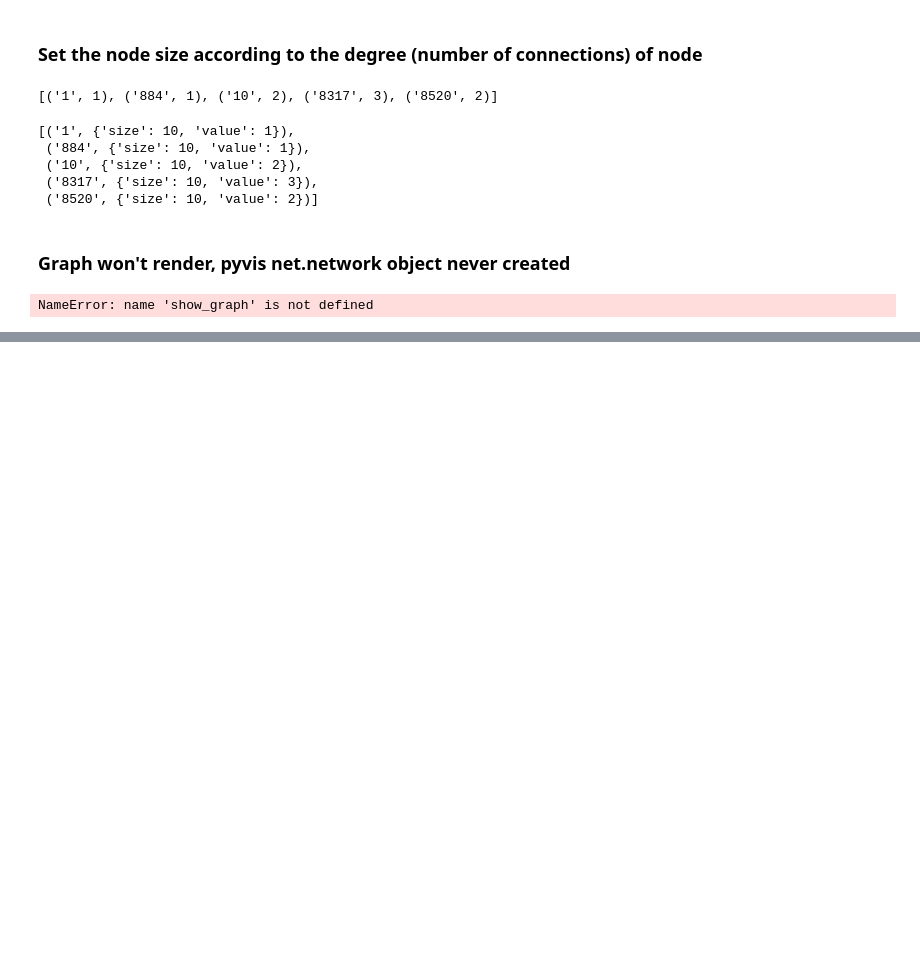
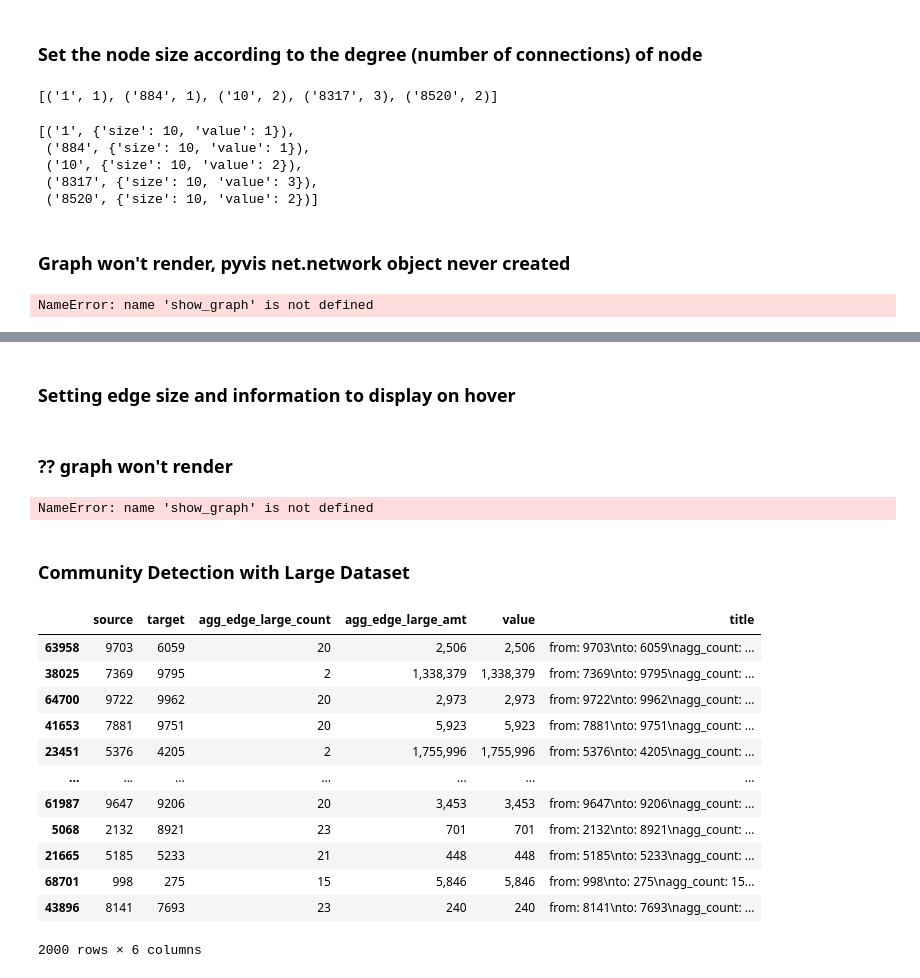
Before and after one commit to AARodgers/Stats-and-Plots, a Jupyter notebook: aml_project_full_dataset.ipynb, the cells around one changed output, grey strips where cells are left out. Drawn from its saved outputs; the diff is of its cells as text; code cells hidden in the pictures; blank space fills up the shorter version.

Commit message:
Add community graphs

```diff
--- a/aml_project_full_dataset.ipynb
+++ b/aml_project_full_dataset.ipynb
@@ -260,0 +245,18 @@ NameError: name 'show_graph' is not defined
+# %% [markdown]
+<h3>Setting edge size and information to display on hover</h3>
+# %% [markdown]
+<h3> ?? graph won't render</h3>
+# %%
+# create an edge attribute dictionary for value and title and pass it to G so pyvis will update the edge
+# layout accordingly
+# graph is now able to show more information with differentiated edge size and hover information
+edge_dict_G = {}
+for index, row in edge_small.iterrows():
+    edge_dict_G[tuple([row['source'], row['target']])] = {'value':row['value'], 'title':row['title']}
+nx.set_edge_attributes(G, edge_dict_G)
+
+show_graph(G, '05_edge_title_and_value.html')
+# %% [output]
+NameError: name 'show_graph' is not defined
+# %% [markdown]
+<h3>Community Detection with Large Dataset</h3>
@@ -260,0 +265,24 @@ NameError: name 'show_graph' is not defined
+# %%
+txn_full = pd.read_csv('transactions.csv', usecols=['SENDER_ACCOUNT_ID','RECEIVER_ACCOUNT_ID','TX_AMOUNT'], dtype='object')
+txn_full['TX_AMOUNT'] = txn_full['TX_AMOUNT'].astype(float)
+
+edge_large = txn_full.groupby(['SENDER_ACCOUNT_ID', 'RECEIVER_ACCOUNT_ID'],as_index=False).agg({'TX_AMOUNT':['count','sum']}).sample(2000, random_state=721)
+edge_large.columns = ['source','target','agg_edge_large_count','agg_edge_large_amt']
+edge_large['value'] = edge_large['agg_edge_large_amt']
+edge_large['title'] = edge_large.apply(lambda df: f'from: {df.source}\nto: {df.target}\nagg_count: {df.agg_edge_large_count:,.0f}\nagg_amount: {df.agg_edge_large_amt:,.0f}', axis=1)
+
+edge_large
+# %% [output]
+|  | source | target | agg_edge_large_count | agg_edge_large_amt | value | title |
+| 63958 | 9703 | 6059 | 20 | 2,506 | 2,506 | from: 9703\nto: 6059\nagg_count: ... |
+| 38025 | 7369 | 9795 | 2 | 1,338,379 | 1,338,379 | from: 7369\nto: 9795\nagg_count: ... |
+| 64700 | 9722 | 9962 | 20 | 2,973 | 2,973 | from: 9722\nto: 9962\nagg_count: ... |
+| 41653 | 7881 | 9751 | 20 | 5,923 | 5,923 | from: 7881\nto: 9751\nagg_count: ... |
+| 23451 | 5376 | 4205 | 2 | 1,755,996 | 1,755,996 | from: 5376\nto: 4205\nagg_count: ... |
+| ... | ... | ... | ... | ... | ... | ... |
+| 61987 | 9647 | 9206 | 20 | 3,453 | 3,453 | from: 9647\nto: 9206\nagg_count: ... |
+| 5068 | 2132 | 8921 | 23 | 701 | 701 | from: 2132\nto: 8921\nagg_count: ... |
+| 21665 | 5185 | 5233 | 21 | 448 | 448 | from: 5185\nto: 5233\nagg_count: ... |
+| 68701 | 998 | 275 | 15 | 5,846 | 5,846 | from: 998\nto: 275\nagg_count: 15... |
+| 43896 | 8141 | 7693 | 23 | 240 | 240 | from: 8141\nto: 7693\nagg_count: ... |
+2000 rows × 6 columns
```
Also changed, not shown: parts of 52 cells of this notebook.
